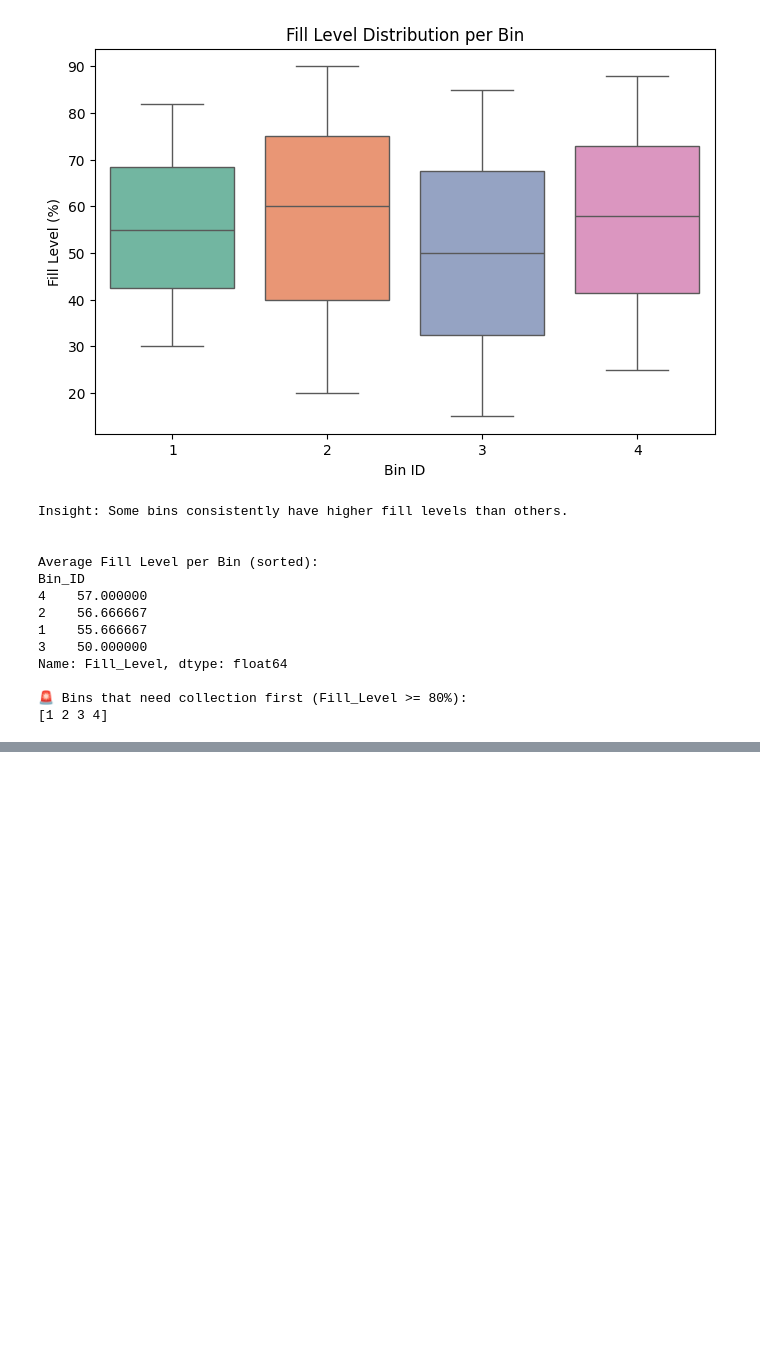
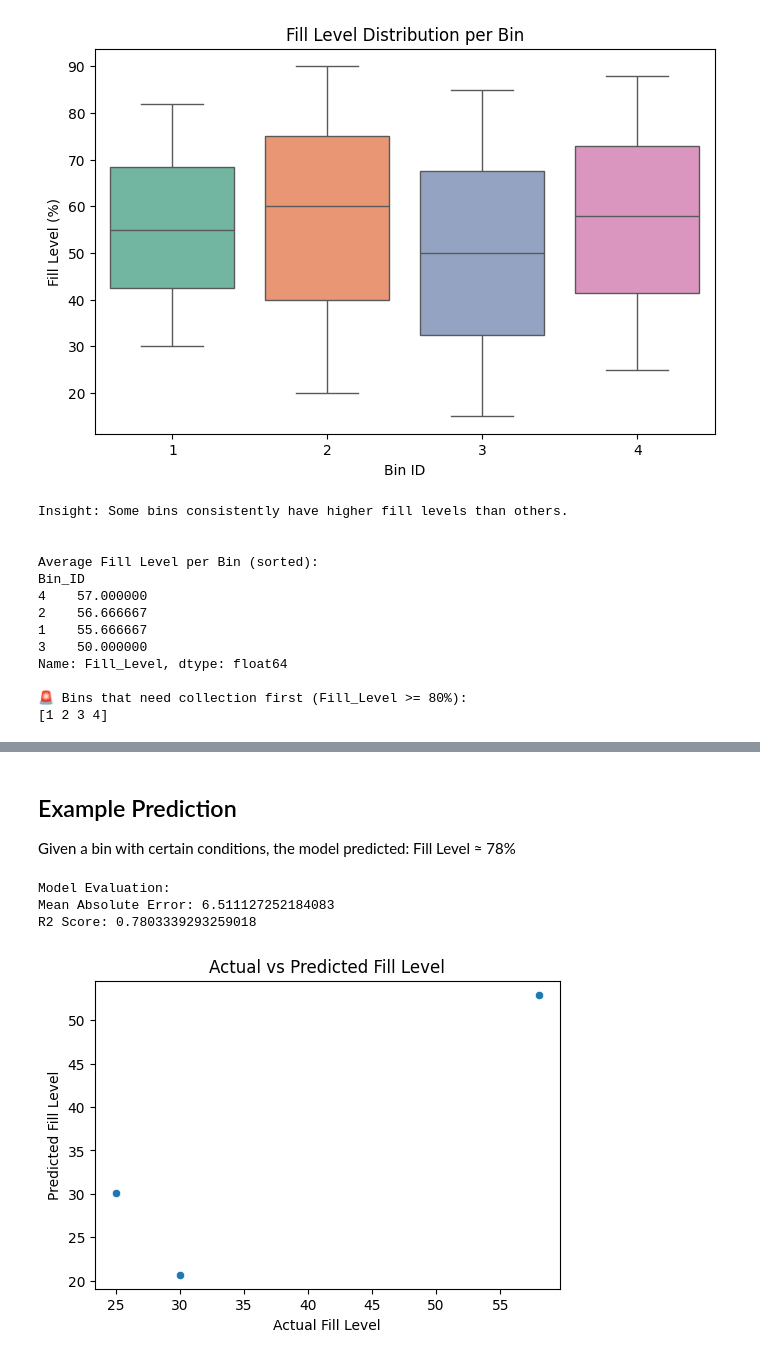
Before and after one commit to LamaAttar/project, a Jupyter notebook: Smart_Waste_Management.ipynb, the cells around one changed output, grey strips where cells are left out. Cells and saved outputs as stored; diff of their text form; code cells hidden in the pictures; blank space fills up the shorter version.

```diff
--- a/Smart_Waste_Management.ipynb
+++ b/Smart_Waste_Management.ipynb
@@ -123,0 +149,68 @@ Name: Fill_Level, dtype: float64
+# %% [markdown]
+## Example Prediction
+
+Given a bin with certain conditions, the model predicted:
+Fill Level ≈ 78%
+# %%
+# =========================================
+# Smart Waste Management 🚮
+# Prediction Model (Linear Regression)
+# =========================================
+
+import pandas as pd
+import matplotlib.pyplot as plt
+import seaborn as sns
+
+from sklearn.model_selection import train_test_split
+from sklearn.preprocessing import StandardScaler
+from sklearn.linear_model import LinearRegression
+from sklearn.metrics import mean_absolute_error, r2_score
+
+# 1️⃣ قراءة البيانات
+df = pd.read_csv("Book1 (1).csv")
+
+# 2️⃣ تحويل البيانات النصية إلى أرقام
+df["Location"] = df["Location"].astype('category').cat.codes
+df["Time"] = df["Time"].astype('category').cat.codes
+
+# 3️⃣ تحديد Features و Target
+X = df.drop("Fill_Level", axis=1)
+y = df["Fill_Level"]
+
+# 4️⃣ تقسيم البيانات
+X_train, X_test, y_train, y_test = train_test_split(
+    X, y, test_size=0.2, random_state=42
+)
+
+# 5️⃣ Scaling
+scaler = StandardScaler()
+X_train = scaler.fit_transform(X_train)
+X_test = scaler.transform(X_test)
+
+# 6️⃣ بناء النموذج
+model = LinearRegression()
+model.fit(X_train, y_train)
+
+# 7️⃣ التنبؤ
+y_pred = model.predict(X_test)
+
+# 8️⃣ التقييم
+mae = mean_absolute_error(y_test, y_pred)
+r2 = r2_score(y_test, y_pred)
+
+print("\nModel Evaluation:")
+print("Mean Absolute Error:", mae)
+print("R2 Score:", r2)
+
+# 9️⃣ رسم التوقعات مقابل القيم الحقيقية
+plt.figure(figsize=(6,4))
+sns.scatterplot(x=y_test, y=y_pred)
+plt.xlabel("Actual Fill Level")
+plt.ylabel("Predicted Fill Level")
+plt.title("Actual vs Predicted Fill Level")
+plt.show()
+# %% [output]
+Model Evaluation:
+Mean Absolute Error: 6.511127252184083
+R2 Score: 0.7803339293259018
+[figure, added]
```
Also changed, not shown: parts of 7 cells of this notebook.
